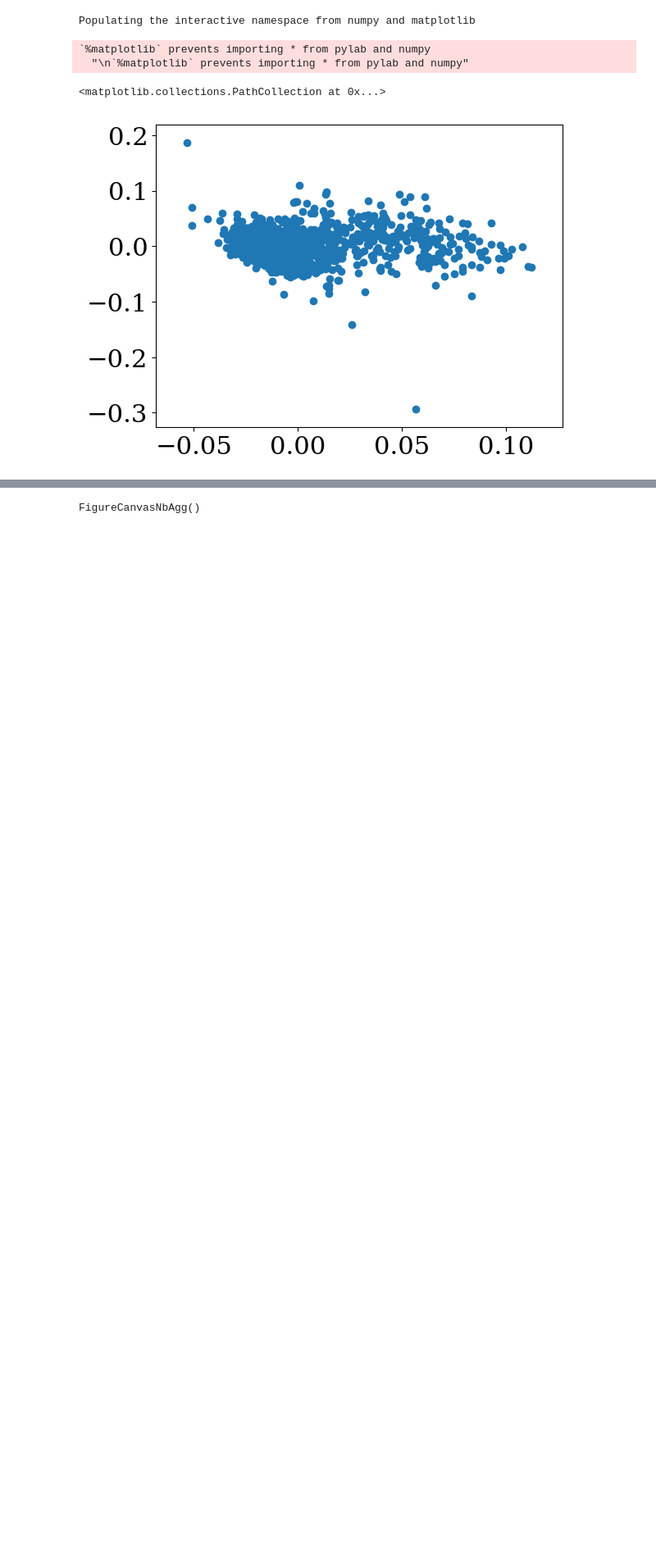
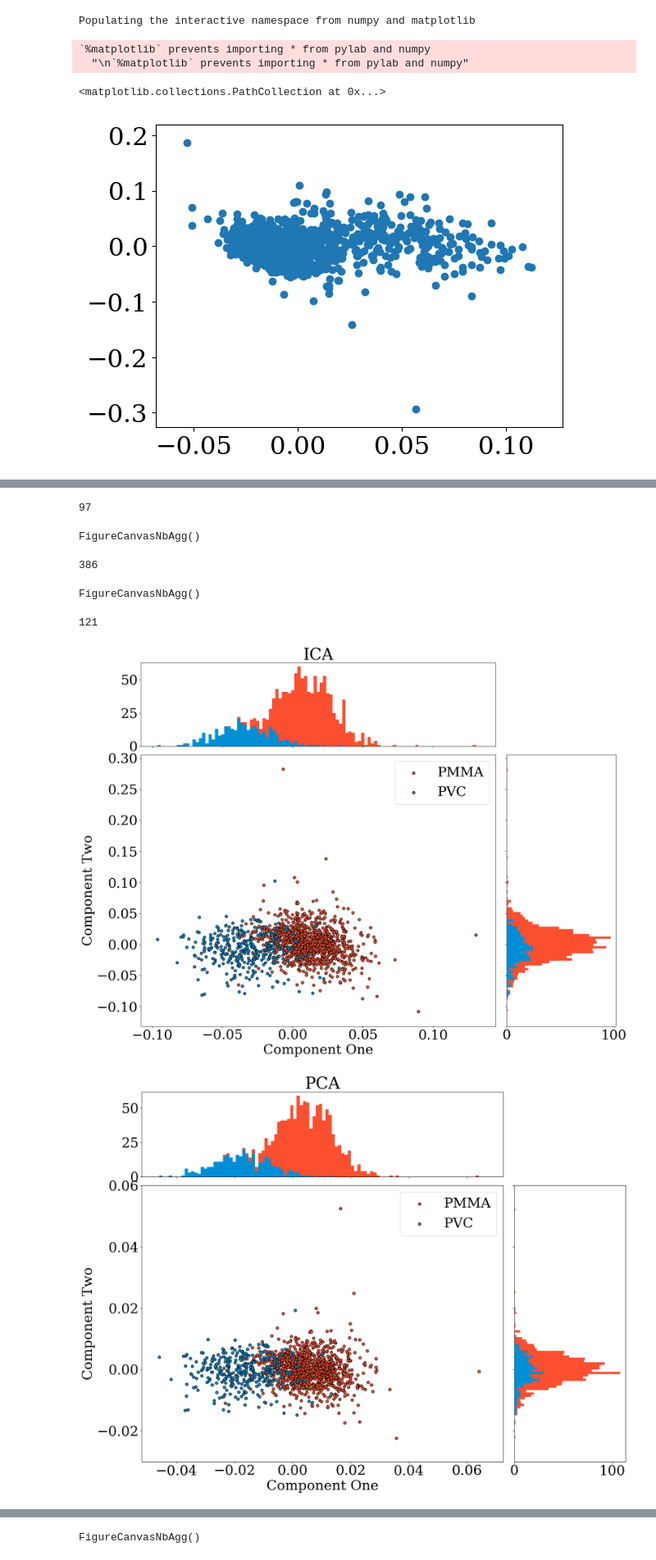
Before and after one commit to jerichooconnell/hdbscan, a Jupyter notebook: notebooks/Untitled.ipynb, the cells around one changed output, grey strips where cells are left out. Shown at 82% size. Drawn from its saved outputs; the diff is of its cells as text; code cells hidden in the pictures; blank space fills up the shorter version.

```diff
--- a/notebooks/Untitled.ipynb
+++ b/notebooks/Untitled.ipynb
@@ -784,3 +786,40 @@ plt.scatter(X[0][:,0],X[0][:,1])
 # rotmat = np.asarray([[np.cos(theta),-np.sin(theta)],[np.sin(theta),np.cos(theta)]])
 
 # X[2] = np.matmul(X[2],rotmat)
+# %%
+labels_true = loadmat('2'+mat+'_mask.mat')['BW']
+lab = np.reshape(labels_true, (20*68), order="F")
+
+font = {'family' : 'serif',
+        'size'   : 30}
+
+plt.rc('font', **font)
+
+
+ttls = ['ICA','PCA','NMF']
+cmaps = ['BuPu','Purples','Blues','Greens','Oranges','Reds']
+ebins = ['16-33 keV','33-41 keV','41-50 keV','50-64 keV','64-81 keV','81-120 keV']
+# plt.figure(figsize=[7.4*2,1.85*2])
+cs = []
+method = 'full'
+np.random.seed(999) #999
+
+for ii,cm in zip(range(0,3),cmaps):
+
+#     plt.subplot(2,3,ii+1)
+#     plt.title(ebins[5 - ii])
+#     plt.scatter(X[ii][:,0],X[ii][:,1])
+#     plt.axis('off')
+    plot_hists_none(X[ii][:,0],X[ii][:,1],X[ii],ii+1,lab,ttls[ii])
+#     if ii == 5:
+#         plt.ylim([0,150])
+#         plt.xlim([0.16,0.24])
+#         plt.ylabel('count')
+#     else:
+#         plt.ylim([0,150])
+#         plt.xlim([0.16,0.24])
+#         plt.yticks([])
+#     plt.xlabel(r'$ln(\frac{I}{I_0})$')
+
+plt.tight_layout()
+# %% [output]
@@ -786,0 +827,7 @@ plt.scatter(X[0][:,0],X[0][:,1])
+97
+FigureCanvasNbAgg()
+386
+FigureCanvasNbAgg()
+121
+[figure, added]
+[figure, added]
```
Also changed, not shown: parts of 23 cells of this notebook, 1 other file.
